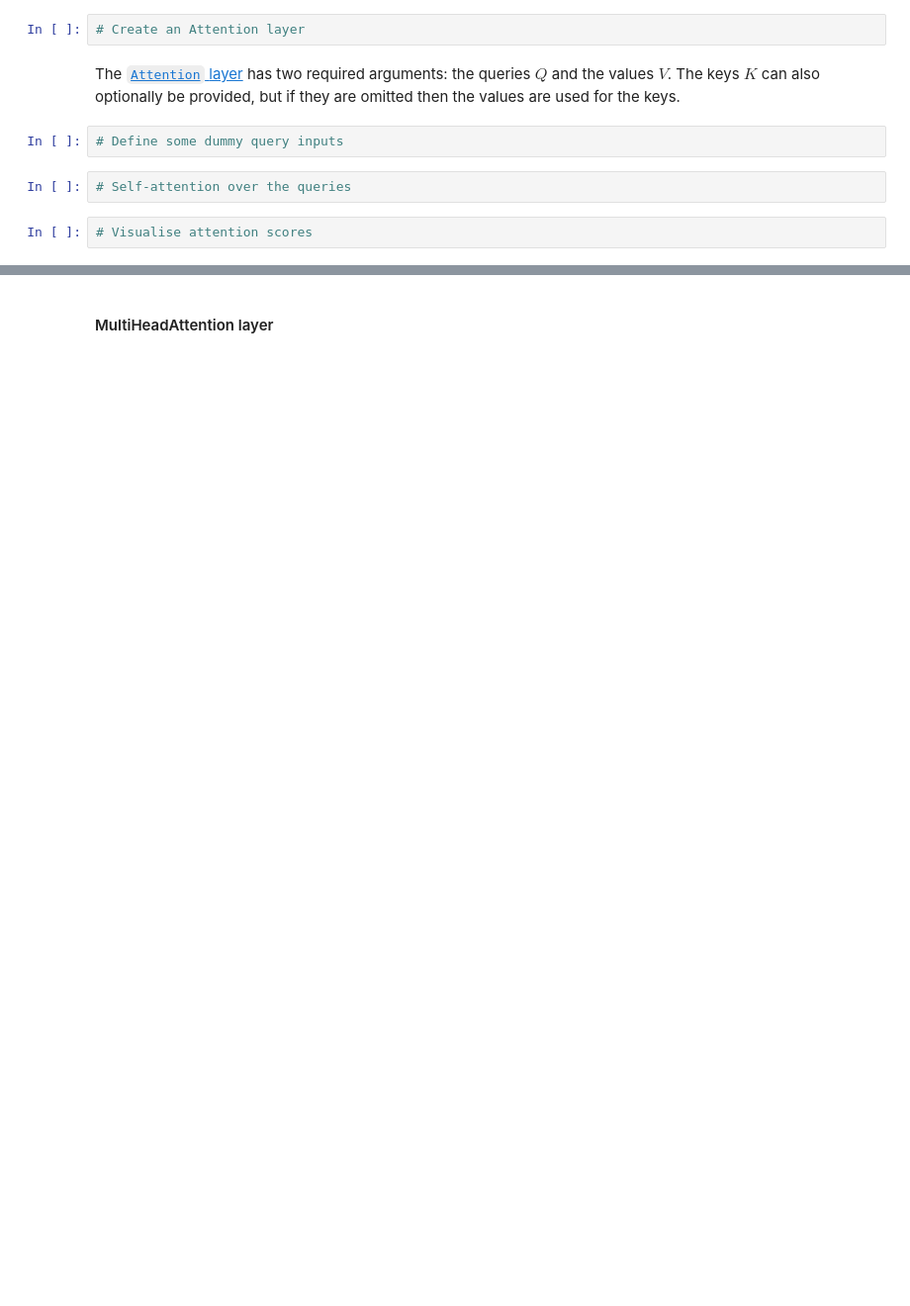
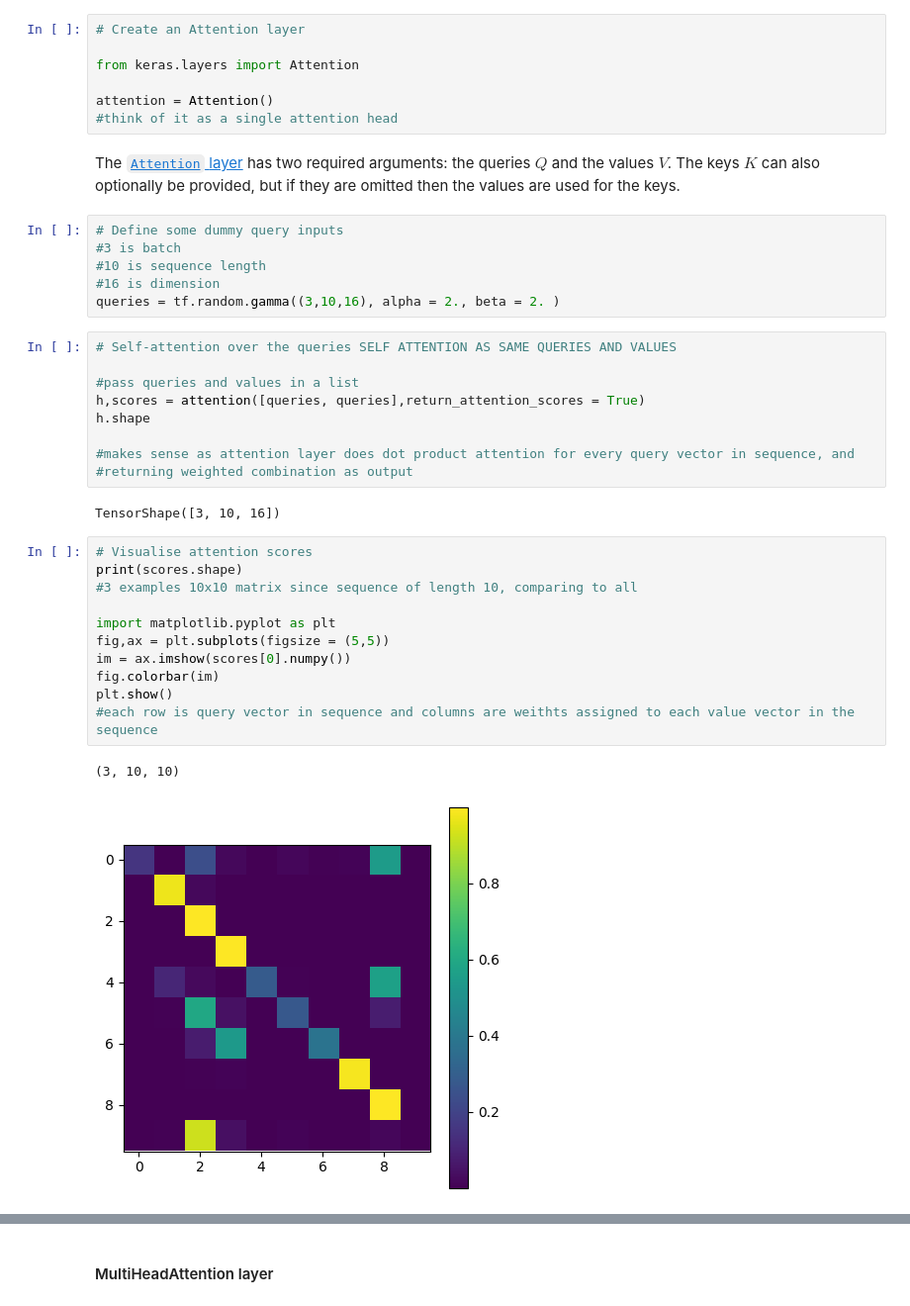
Before and after one commit to frasermartinx/DL, a Jupyter notebook: Week 7/Week 7 Lecture Notes/Week 7 - Transformers.ipynb, the cells around one changed output, grey strips where cells are left out. Shown at 99% size. Saved outputs shown, nothing was run; the diff lists cells and outputs as text; blank space fills up the shorter version.

```diff
--- a/Week 7/Week 7 Lecture Notes/Week 7 - Transformers.ipynb
+++ b/Week 7/Week 7 Lecture Notes/Week 7 - Transformers.ipynb
@@ -620,13 +624,43 @@ import tensorflow as tf
 #### Attention layer
 # %%
 # Create an Attention layer
+
+from keras.layers import Attention
+
+attention = Attention()
+#think of it as a single attention head
 # %% [markdown]
 The [`Attention` layer](https://www.tensorflow.org/api_docs/python/tf/keras/layers/Attention) has two required arguments: the queries $Q$ and the values $V$. The keys $K$ can also optionally be provided, but if they are omitted then the values are used for the keys.
 # %%
 # Define some dummy query inputs
+#3 is batch
+#10 is sequence length
+#16 is dimension
+queries = tf.random.gamma((3,10,16), alpha = 2., beta = 2. )
 # %%
-# Self-attention over the queries
+# Self-attention over the queries SELF ATTENTION AS SAME QUERIES AND VALUES
+
+#pass queries and values in a list
+h,scores = attention([queries, queries],return_attention_scores = True)
+h.shape
+
+#makes sense as attention layer does dot product attention for every query vector in sequence, and
+#returning weighted combination as output
+# %% [output]
+TensorShape([3, 10, 16])
 # %%
 # Visualise attention scores
+print(scores.shape)
+#3 examples 10x10 matrix since sequence of length 10, comparing to all
+
+import matplotlib.pyplot as plt
+fig,ax = plt.subplots(figsize = (5,5))
+im = ax.imshow(scores[0].numpy())
+fig.colorbar(im)
+plt.show()
+#each row is query vector in sequence and columns are weithts assigned to each value vector in the sequence
+# %% [output]
+(3, 10, 10)
+[figure, added]
 # %%
 # Define some dummy value inputs
```
Also changed, not shown: parts of 18 cells of this notebook.
